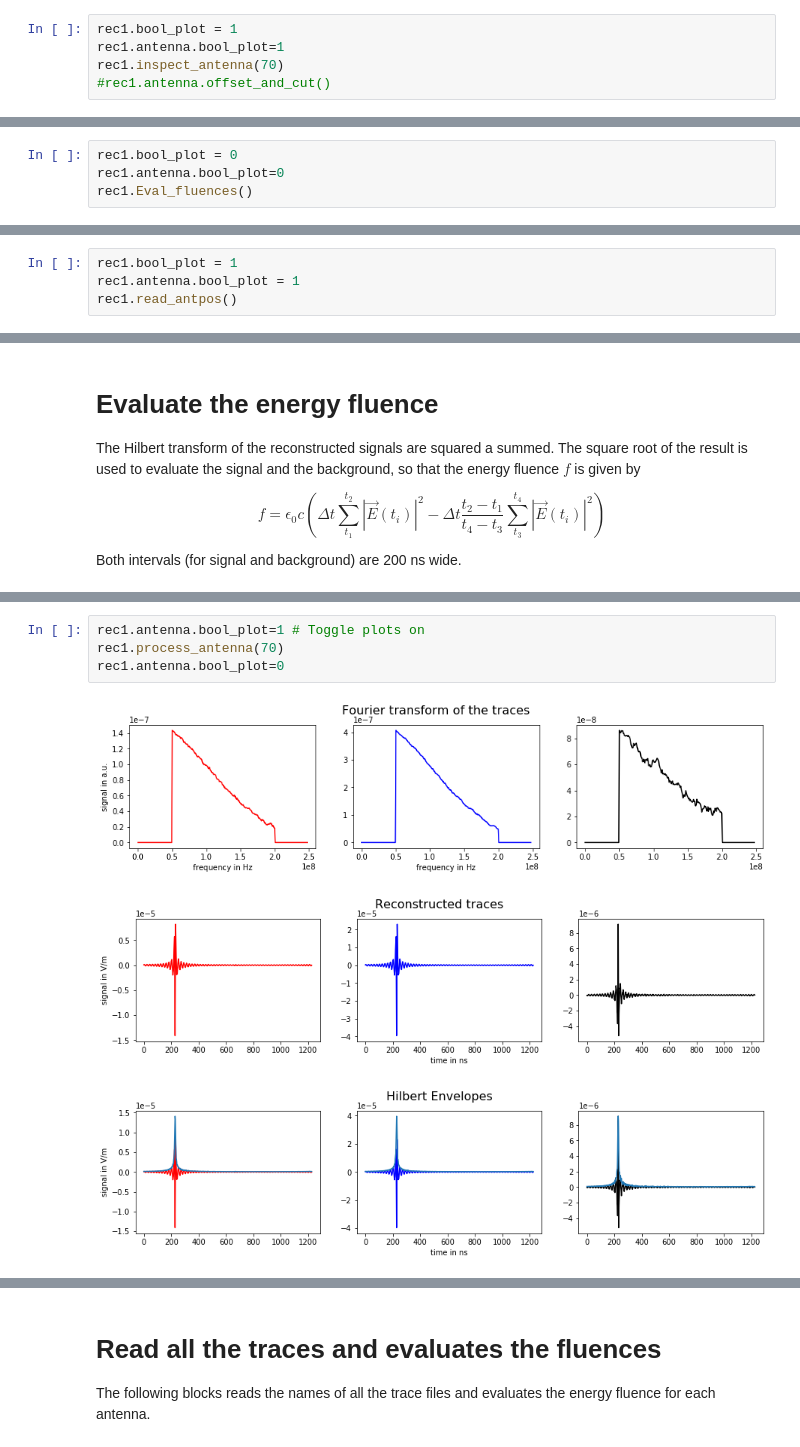
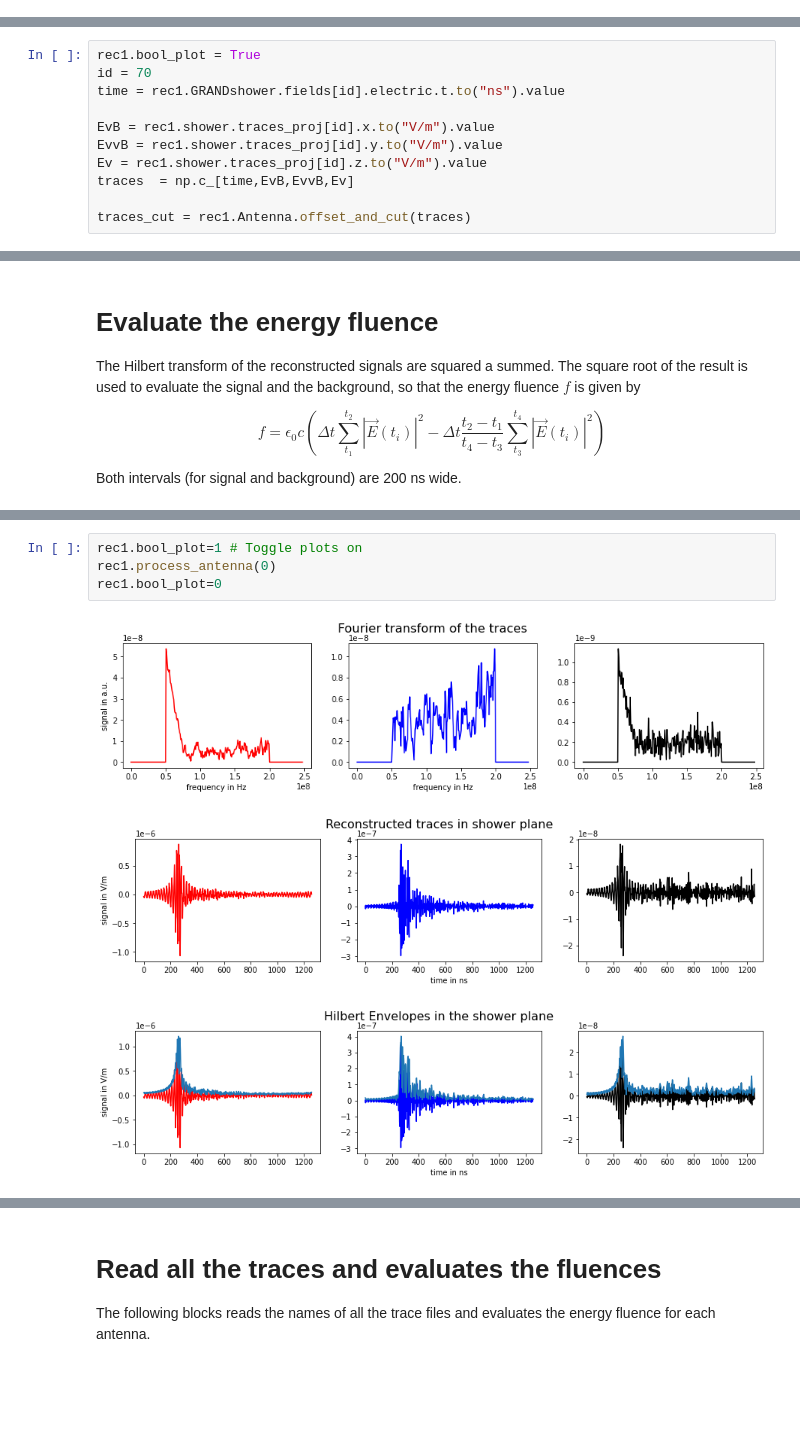
Before and after one commit to grand-mother/grand-energy-rec, a Jupyter notebook: EnergyFluence_Coreas_Class.ipynb, the cells around one changed output, grey strips where cells are left out. Drawn from its saved outputs; the diff is of its cells as text; blank space fills up the shorter version.

```diff
--- a/EnergyFluence_Coreas_Class.ipynb
+++ b/EnergyFluence_Coreas_Class.ipynb
@@ -58,8 +58,3 @@ rec1.simulation_inspect()
 
 This block reads a sample trace file with columns $t, E_1, E_2, E_3$ and plots the signals.
 Include the time offset and cut the time interval to speed up.
-# %%
-rec1.bool_plot = 1
-rec1.antenna.bool_plot=1
-rec1.inspect_antenna(70)
-#rec1.antenna.offset_and_cut()
@@ -68,4 +60,0 @@ rec1.inspect_antenna(70)
-# %%
-rec1.bool_plot = 0
-rec1.antenna.bool_plot=0
-rec1.Eval_fluences()
@@ -85,4 +60,0 @@ rec1.Eval_fluences()
-# %%
-rec1.bool_plot = 1
-rec1.antenna.bool_plot = 1
-rec1.read_antpos()
@@ -118,3 +61,14 @@ print(rec1.antenna.fluence)
+# %%
+rec1.bool_plot = True
+id = 70
+time = rec1.GRANDshower.fields[id].electric.t.to("ns").value
+
+EvB = rec1.shower.traces_proj[id].x.to("V/m").value
+EvvB = rec1.shower.traces_proj[id].y.to("V/m").value
+Ev = rec1.shower.traces_proj[id].z.to("V/m").value
+traces  = np.c_[time,EvB,EvvB,Ev]
+
+traces_cut = rec1.Antenna.offset_and_cut(traces)
 # %% [markdown]
 # FFT and filter
 This block defines a function that performs the Fourier Transform and filters the result between 50 MHz and 200 MHz.
@@ -153,8 +108,8 @@ rec1.antenna.compute_fluence(rec1.shower.evB,rec1.shower.evvB)
 # %%
-rec1.antenna.bool_plot=1 # Toggle plots on
-rec1.process_antenna(70)
-rec1.antenna.bool_plot=0
+rec1.bool_plot=1 # Toggle plots on
+rec1.process_antenna(0)
+rec1.bool_plot=0
 # %% [output]
-[figure, old version]
+[figure, new version]
-[figure, old version]
+[figure, new version]
-[figure, old version]
+[figure, new version]
```
Also changed, not shown: parts of 28 cells of this notebook, 4 other files.
